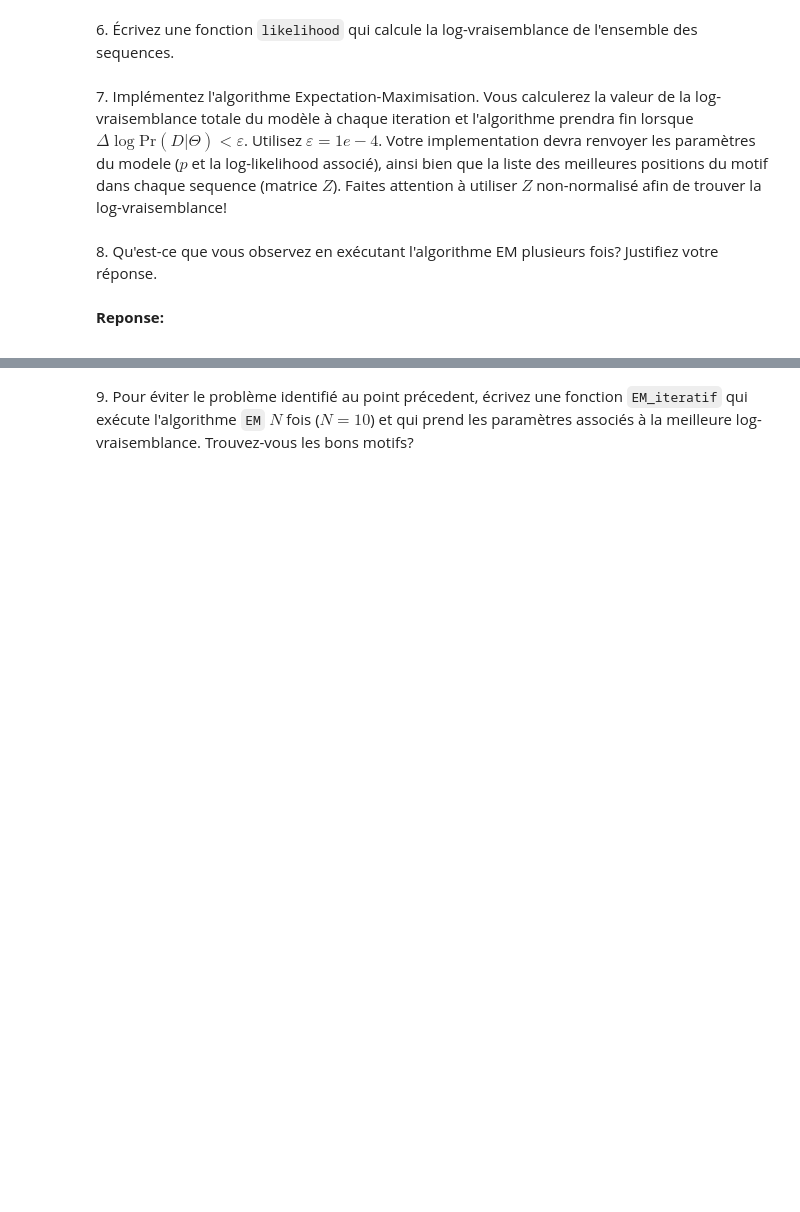
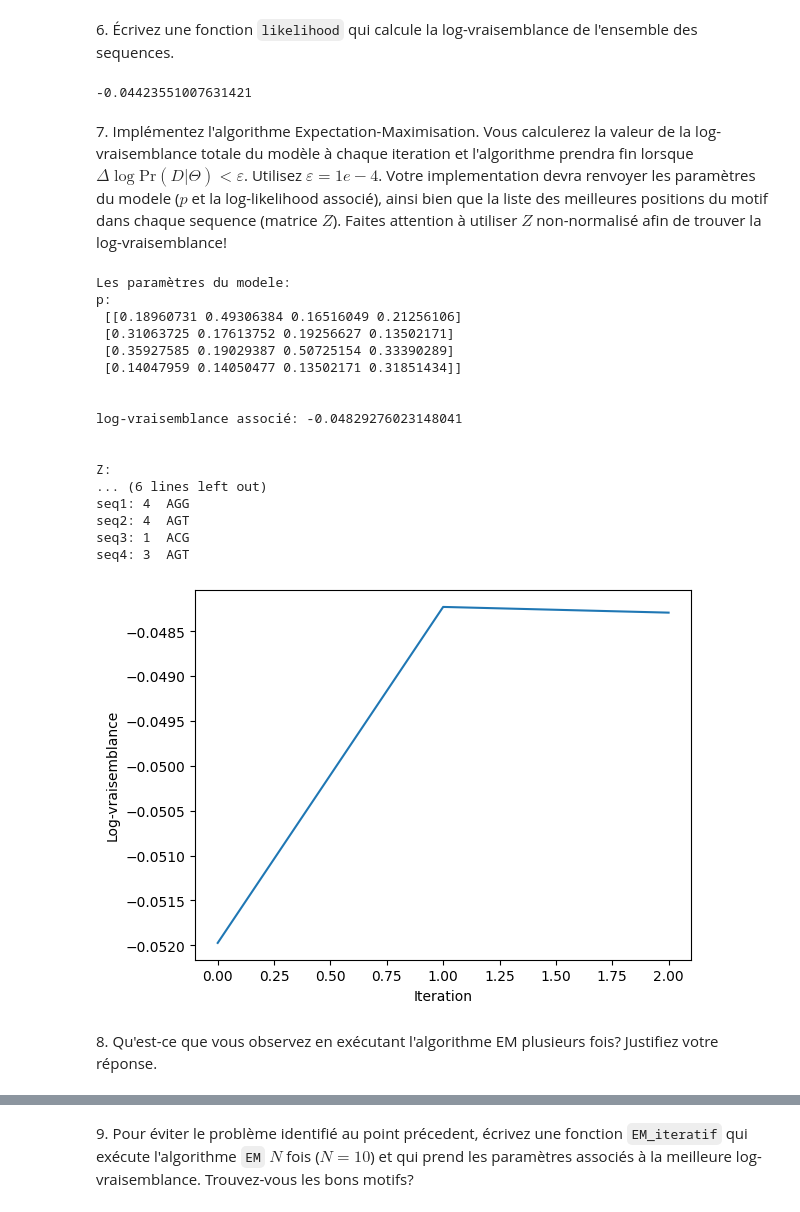
Before and after one commit to EliiseNicolas/M1_S2_BIM, a Jupyter notebook: SBAS/tme09/SBAS_TME_09_ANTON_NICOLAS.ipynb, the cells around one changed output, grey strips where cells are left out. Cells and saved outputs as stored; diff of their text form; code cells hidden in the pictures; blank space fills up the shorter version.

```diff
--- a/SBAS/tme09/SBAS_TME_09_ANTON_NICOLAS.ipynb
+++ b/SBAS/tme09/SBAS_TME_09_ANTON_NICOLAS.ipynb
@@ -215,7 +219,7 @@ print(p)
 # %% [markdown]
 6\. Écrivez une fonction `likelihood` qui calcule la log-vraisemblance de l'ensemble des sequences.
 # %%
-def likelihood(seqs,z,p,w,alph):
+def likelihood(seqs, z, p, w, alph):
     """
     Implement log likelihood function of P
     input seqs : list of sequences
@@ -229,15 +233,29 @@ def likelihood(seqs,z,p,w,alph):
     The log-likelihood is computed by iterating over each sequence and position, calculating the probability of each
     sequence given the motif positions and the position-specific probabilities for each character in the motif.
     The log of these probabilities is accumulated to obtain the total log-likelihood.
+    """
+    lLikelihood = 0
 
+    for i, seq in enumerate((seqs)) :
+        for k in range(len(seq)-w+1) :
+            prob = 1.
+            motif_start_pos = k
+            motif_end_pos = k+w-1
+            for j in range(len(seq)) :
+                if (j >= motif_start_pos) and (j <= motif_end_pos) : # inside motif
+                    prob *= p[alph.index(seq[j]), j-k+1]
+                else : # outside motif
+                    prob *= p[alph.index(seq[j]), 0]
 
-    """
-    # complete
+            lLikelihood += Z[i,k]*np.log(prob)
+
     return lLikelihood
 
 
 logvraisemblance = likelihood(seqs, Z, p, w, nts)
 print(logvraisemblance)
+# %% [output]
+-0.04423551007631421
 # %% [markdown]
 7\. Implémentez l'algorithme Expectation-Maximisation. Vous calculerez la valeur de la log-vraisemblance totale du modèle à chaque iteration et l'algorithme prendra fin lorsque $\Delta \log \text{Pr}(D | \Theta) < \varepsilon$. Utilisez $\varepsilon = 1e-4$. Votre implementation devra renvoyer les paramètres du modele ($p$ et la log-likelihood associé), ainsi bien que la liste des meilleures positions du motif dans chaque sequence (matrice $Z$). Faites attention à utiliser $Z$ non-normalisé afin de trouver la log-vraisemblance!
 # %%
@@ -257,31 +274,64 @@ def analyse_results(results,seqs):
     plt.ylabel('Log-vraisemblance')
     plt.show()
 # %%
-
 def ExpectationMaximisation(seqs, w, alph, eps):
     """
     Implement Expectation Maximisation algorithm
     input seqs : list of sequences
     input w : motif length
     input alph : alphabet (nucleotides or amino acids)
     input eps : threahold
     output P : final position probability matrix
-    output Z :  fina; matrix of motif start positions
+    output Z :  final matrix of motif start positions
     output lLikelihood (list of float): List of log-likelihood values at each EM iteration, showing the progression towards convergence.
     output pos_motif (np.ndarray of shape (N,)): List of motif starting positions in each sequence, corresponding to
     the highest probability in final Z.
     """
-    # complete
-    return (p,lLikelihood,z,pos_motif)
+    p = initialiseP(seqs, w, alph)
+    z = initialiseZ(seqs, w)
+    lLikelihood = [likelihood(seqs, z, p, w, alph)]
+
+    new_z = E_step(seqs, p, z, w, alph)
+    new_z_norm = normaliseZ(new_z)
+    new_p = M_step(seqs, new_z_norm, w, alph)
+    lLikelihood.append(likelihood(seqs, new_z, new_p, w, alph))
+
+    while abs(lLikelihood[-2] - lLikelihood[-1]) > eps :
+        p = new_p
+        z = initialiseZ(seqs, w)
+        # z = new_z
+        new_z = E_step(seqs, p, z, w, alph)
+        new_z_norm = normaliseZ(new_z)
+        new_p = M_step(seqs, new_z_norm, w, alph)
+        lLikelihood.append(likelihood(seqs, new_z, new_p, w, alph))
+
+    p = new_p
+    z = new_z
+    pos_motif = list(np.argmax(z, axis=1))
+
+    return (p, lLikelihood, z, pos_motif)
 
 eps = 10**-4
 EMResults = ExpectationMaximisation(seqs, w, nts, eps)
-analyse_results(EMResults,seqs)
+analyse_results(EMResults, seqs)
+# %% [output]
+Les paramètres du modele:
+p:
+ [[0.18960731 0.49306384 0.16516049 0.21256106]
+ [0.31063725 0.17613752 0.19256627 0.13502171]
+ [0.35927585 0.19029387 0.50725154 0.33390289]
+ [0.14047959 0.14050477 0.13502171 0.31851434]]
+
+
+log-vraisemblance associé: -0.04829276023148041
+
+
+Z:
+... (6 lines left out)
+seq1: 4  AGG
+seq2: 4  AGT
+seq3: 1  ACG
+seq4: 3  AGT
+[figure, added]
 # %% [markdown]
 8\. Qu'est-ce que vous observez en exécutant l'algorithme EM plusieurs fois? Justifiez votre réponse.
-# %% [markdown]
-<b>Reponse:</b>
-
-<font color="blue">
-
-</font>
```
Also changed, not shown: parts of 8 cells of this notebook.
